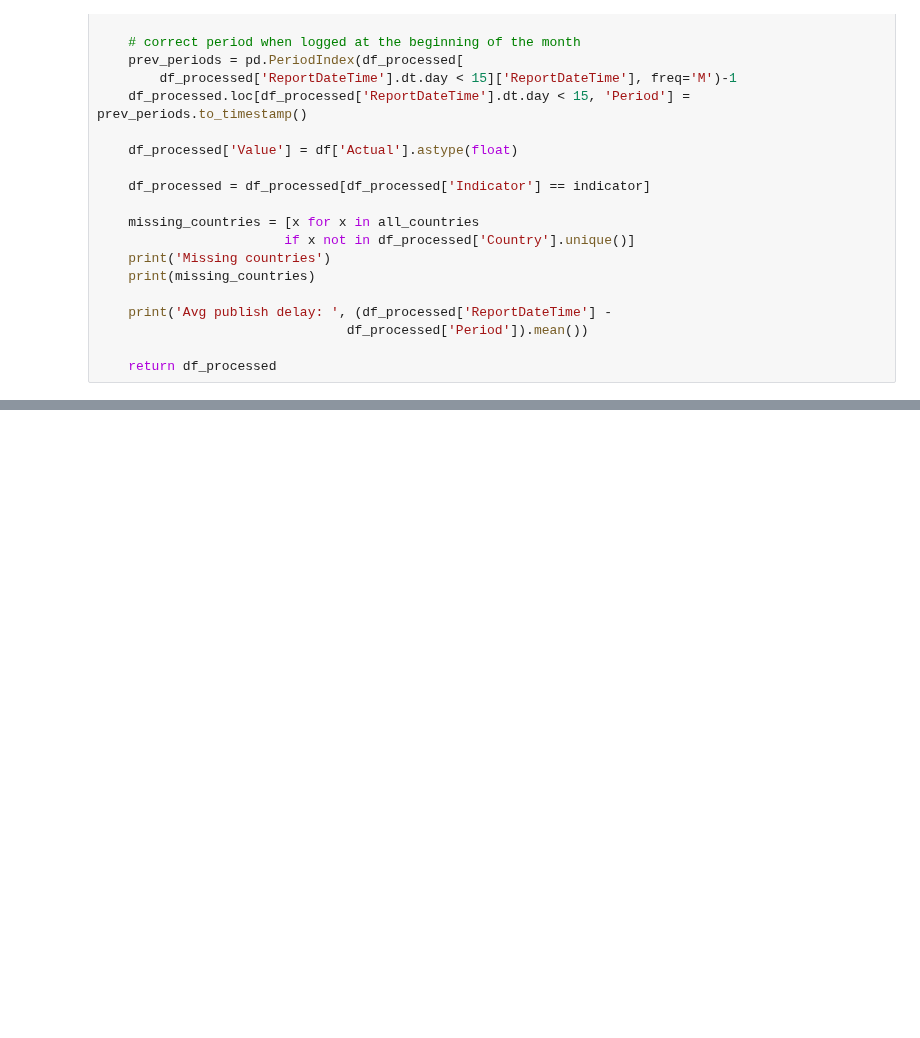
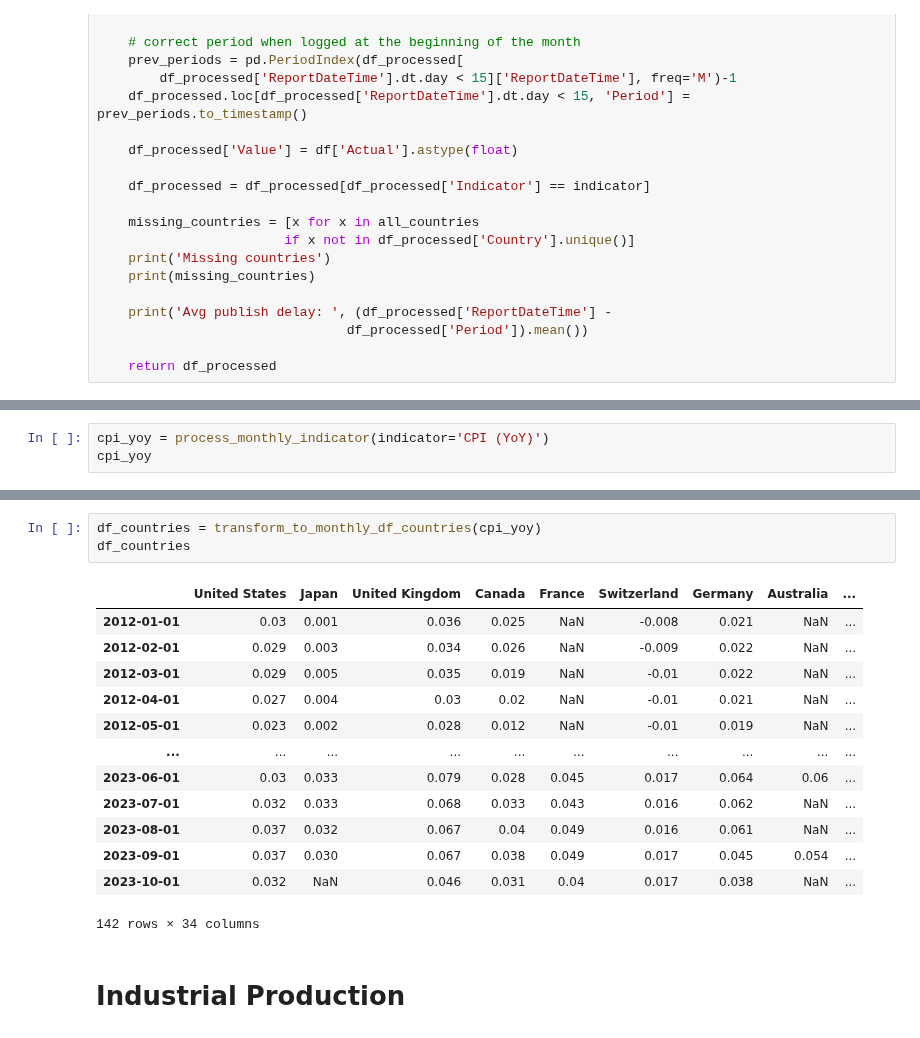
Before and after one commit to lharazin/TFM, a Jupyter notebook: Data/Investing_EconomicCalendar/calendar_preprocessing.ipynb, the cells around one changed output, grey strips where cells are left out. Drawn from its saved outputs; the diff is of its cells as text; blank space fills up the shorter version.

```diff
--- a/Data/Investing_EconomicCalendar/calendar_preprocessing.ipynb
+++ b/Data/Investing_EconomicCalendar/calendar_preprocessing.ipynb
@@ -294,0 +581,3 @@ Avg publish delay:  34 days 02:11:21.702127659
+# %%
+cpi_yoy = process_monthly_indicator(indicator='CPI (YoY)')
+cpi_yoy
@@ -294,0 +602,19 @@ Avg publish delay:  34 days 02:11:21.702127659
+# %%
+df_countries = transform_to_monthly_df_countries(cpi_yoy)
+df_countries
+# %% [output]
+|  | United States | Japan | United Kingdom | Canada | France | Switzerland | Germany | Australia | ... |
+| 2012-01-01 | 0.03 | 0.001 | 0.036 | 0.025 | NaN | -0.008 | 0.021 | NaN | ... |
+| 2012-02-01 | 0.029 | 0.003 | 0.034 | 0.026 | NaN | -0.009 | 0.022 | NaN | ... |
+| 2012-03-01 | 0.029 | 0.005 | 0.035 | 0.019 | NaN | -0.01 | 0.022 | NaN | ... |
+| 2012-04-01 | 0.027 | 0.004 | 0.03 | 0.02 | NaN | -0.01 | 0.021 | NaN | ... |
+| 2012-05-01 | 0.023 | 0.002 | 0.028 | 0.012 | NaN | -0.01 | 0.019 | NaN | ... |
+| ... | ... | ... | ... | ... | ... | ... | ... | ... | ... |
+| 2023-06-01 | 0.03 | 0.033 | 0.079 | 0.028 | 0.045 | 0.017 | 0.064 | 0.06 | ... |
+| 2023-07-01 | 0.032 | 0.033 | 0.068 | 0.033 | 0.043 | 0.016 | 0.062 | NaN | ... |
+| 2023-08-01 | 0.037 | 0.032 | 0.067 | 0.04 | 0.049 | 0.016 | 0.061 | NaN | ... |
+| 2023-09-01 | 0.037 | 0.030 | 0.067 | 0.038 | 0.049 | 0.017 | 0.045 | 0.054 | ... |
+| 2023-10-01 | 0.032 | NaN | 0.046 | 0.031 | 0.04 | 0.017 | 0.038 | NaN | ... |
+142 rows × 34 columns
+# %% [markdown]
+# Industrial Production
```
Also changed, not shown: parts of 31 cells of this notebook, 1 other file.
